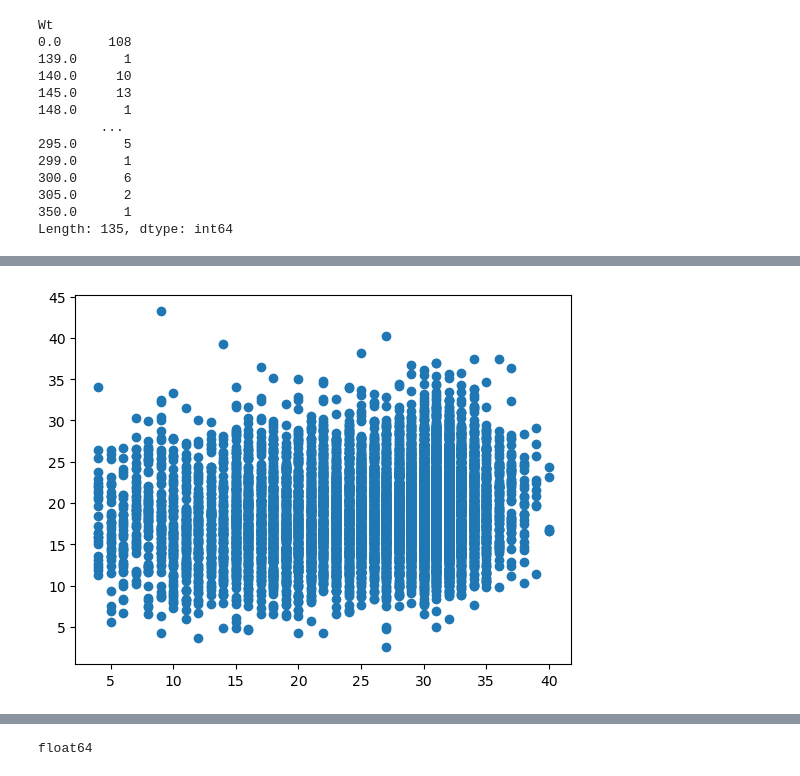
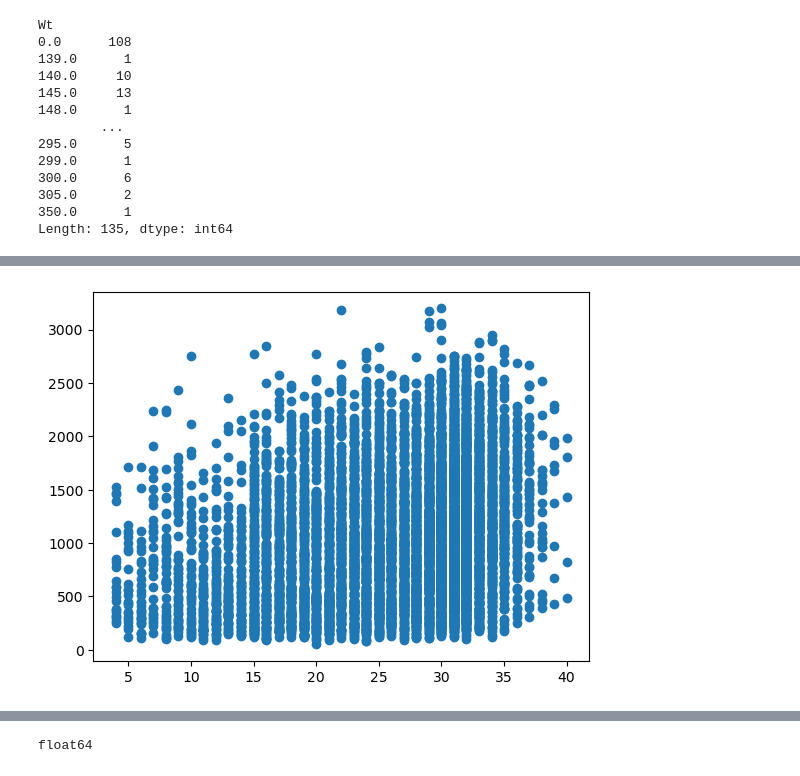
Before and after one commit to zainhoda1/Capstone-project, a Jupyter notebook: Analysis files/Model Execution.ipynb, the cells around one changed output, grey strips where cells are left out. Cells and saved outputs as stored; diff of their text form; code cells hidden in the pictures.

```diff
--- a/Analysis files/Model Execution.ipynb
+++ b/Analysis files/Model Execution.ipynb
@@ -573,7 +635,7 @@ newer
 # %%
-plt.scatter(df['games'], df['X.Poss_n1'])
+plt.scatter(df['games'], df['Calc A_n1'])
 plt.show()
 # %% [output]
-[figure, old version]
+[figure, new version]
 # %%
 df[df['games']<10].sort_values(by='X.Poss_n1', ascending=False)
```
Also changed, not shown: parts of 16 cells of this notebook.
